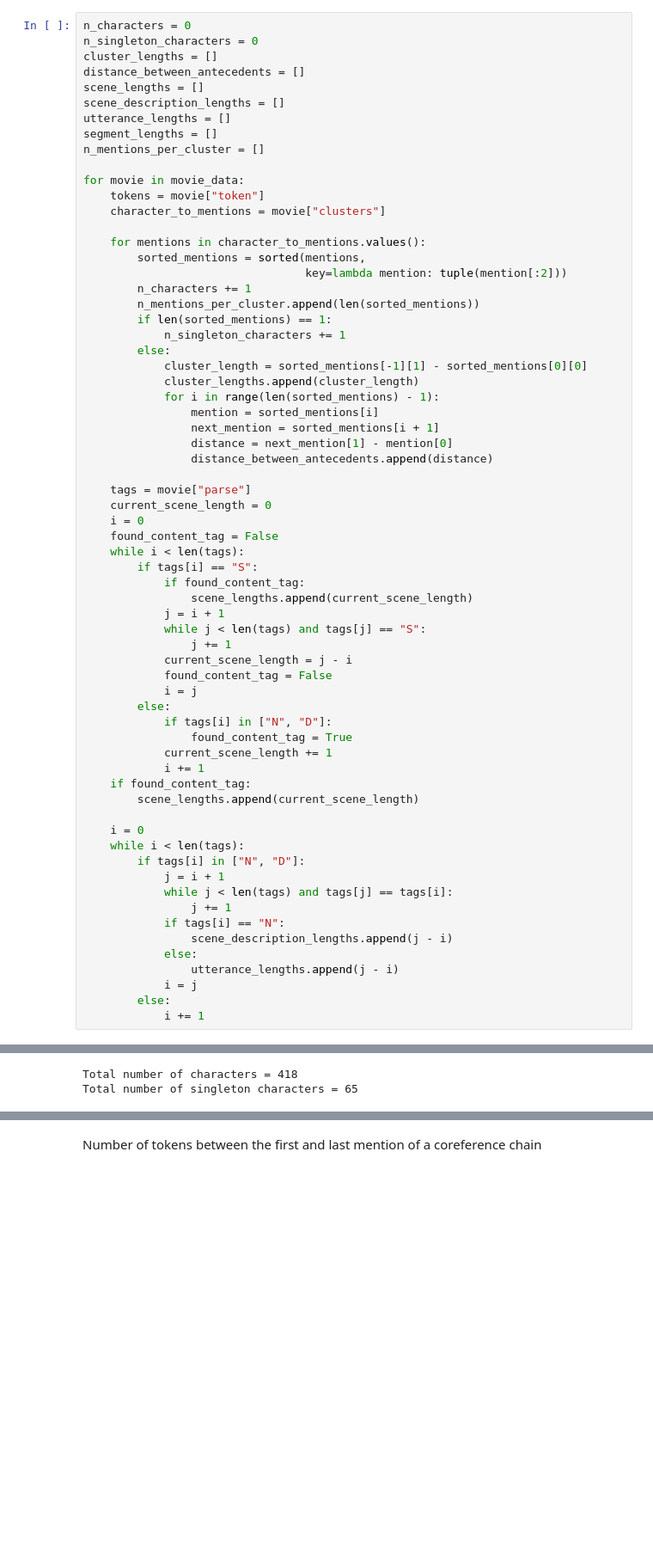
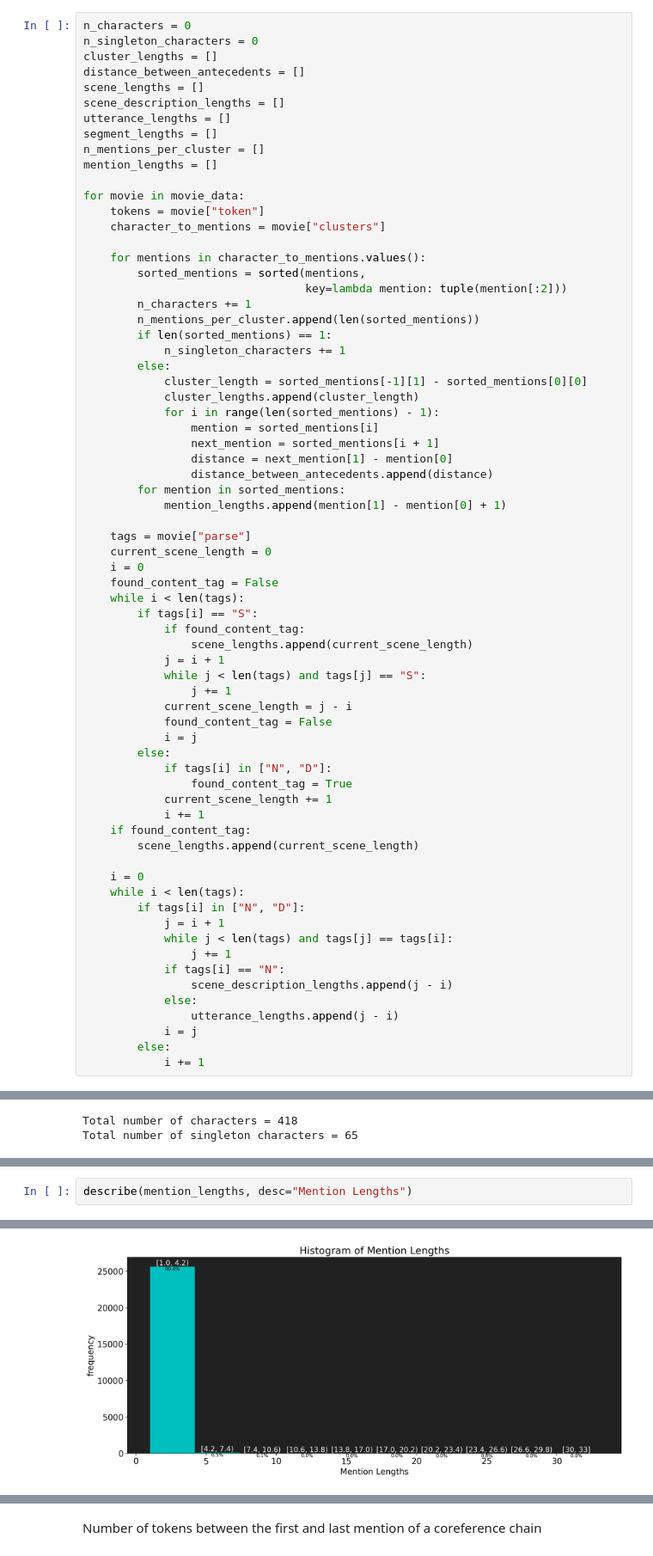
Before and after one commit to usc-sail/mica-character-coref, a Jupyter notebook: coref/movie_coref/notebooks/statistics.ipynb, the cells around one changed output, grey strips where cells are left out. Shown at 86% size. Cells and saved outputs as stored; diff of their text form; blank space fills up the shorter version.

```diff
--- a/coref/movie_coref/notebooks/statistics.ipynb
+++ b/coref/movie_coref/notebooks/statistics.ipynb
@@ -136,6 +136,7 @@ scene_description_lengths = []
 utterance_lengths = []
 segment_lengths = []
 n_mentions_per_cluster = []
+mention_lengths = []
 
 for movie in movie_data:
     tokens = movie["token"]
@@ -156,6 +157,8 @@ for movie in movie_data:
                 next_mention = sorted_mentions[i + 1]
                 distance = next_mention[1] - mention[0]
                 distance_between_antecedents.append(distance)
+        for mention in sorted_mentions:
+            mention_lengths.append(mention[1] - mention[0] + 1)
 
     tags = movie["parse"]
     current_scene_length = 0
@@ -200,0 +206,3 @@ Total number of singleton characters = 65
+# %%
+describe(mention_lengths, desc="Mention Lengths")
+# %% [output]
@@ -200,0 +213 @@ Total number of singleton characters = 65
+[figure, added]
```
Also changed, not shown: parts of 2 cells of this notebook, 4 other files.
